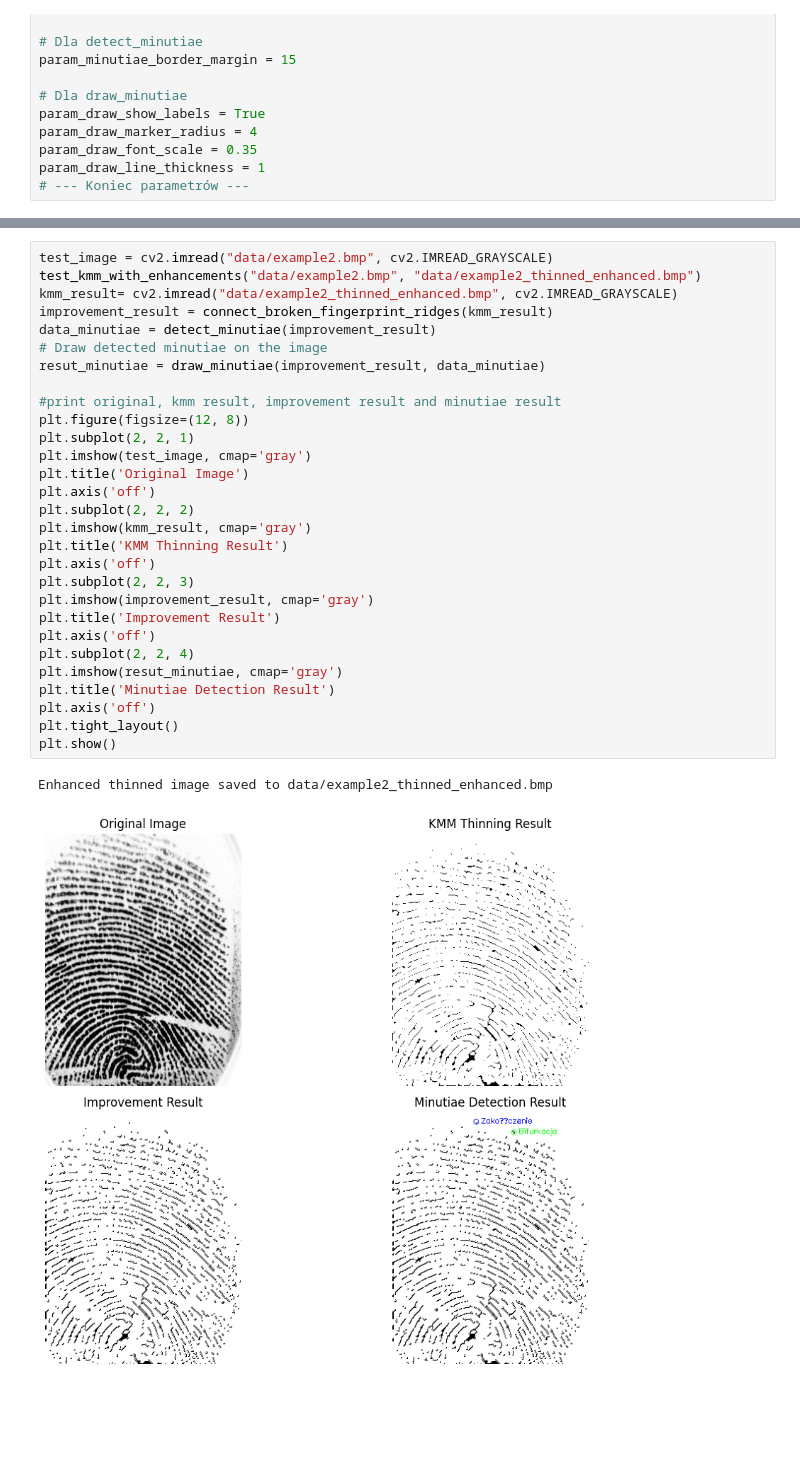
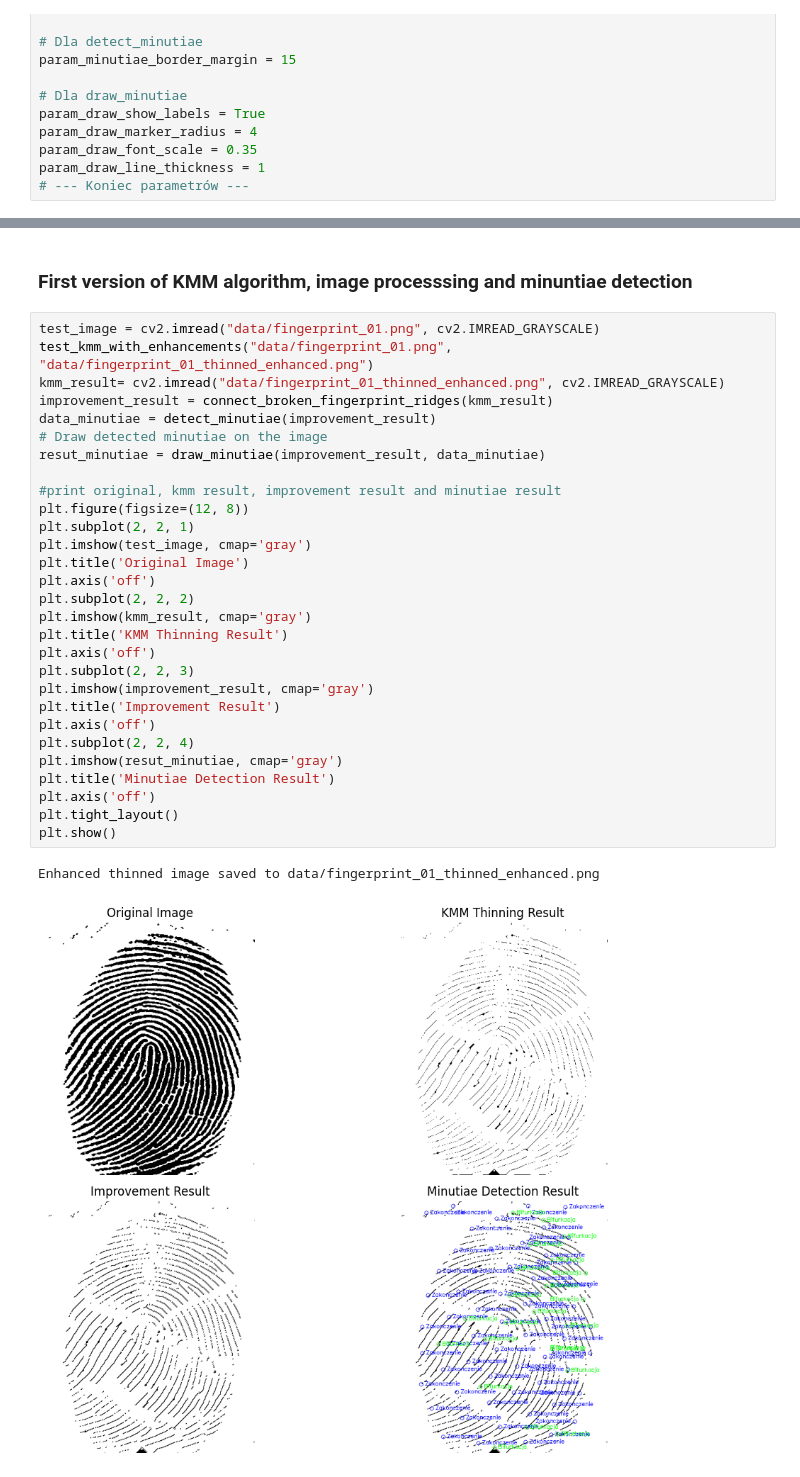
Before and after one commit to kowalskihubert/Biometric-Fingerprint-Recognition, a Jupyter notebook: app.ipynb, the cells around one changed output, grey strips where cells are left out. Drawn from its saved outputs; the diff is of its cells as text; blank space fills up the shorter version.

```diff
--- a/app.ipynb
+++ b/app.ipynb
@@ -81,35 +81,37 @@ def test_kmm_with_enhancements(input_path, output_path):
         postprocessing_params=postprocessing_params
     )
     print(f"Enhanced thinned image saved to {output_path}")
+# %% [markdown]
+### First version of KMM algorithm, image processsing and minuntiae detection
 # %%
-test_image = cv2.imread("data/example2.bmp", cv2.IMREAD_GRAYSCALE)
-test_kmm_with_enhancements("data/example2.bmp", "data/example2_thinned_enhanced.bmp")
-kmm_result= cv2.imread("data/example2_thinned_enhanced.bmp", cv2.IMREAD_GRAYSCALE)
+test_image = cv2.imread("data/fingerprint_01.png", cv2.IMREAD_GRAYSCALE)
+test_kmm_with_enhancements("data/fingerprint_01.png", "data/fingerprint_01_thinned_enhanced.png")
+kmm_result= cv2.imread("data/fingerprint_01_thinned_enhanced.png", cv2.IMREAD_GRAYSCALE)
 improvement_result = connect_broken_fingerprint_ridges(kmm_result)
 data_minutiae = detect_minutiae(improvement_result)
 # Draw detected minutiae on the image
 resut_minutiae = draw_minutiae(improvement_result, data_minutiae)
 
 #print original, kmm result, improvement result and minutiae result
 plt.figure(figsize=(12, 8))
 plt.subplot(2, 2, 1)
 plt.imshow(test_image, cmap='gray')
 plt.title('Original Image')
 plt.axis('off')
 plt.subplot(2, 2, 2)
 plt.imshow(kmm_result, cmap='gray')
 plt.title('KMM Thinning Result')
 plt.axis('off')
 plt.subplot(2, 2, 3)
 plt.imshow(improvement_result, cmap='gray')
 plt.title('Improvement Result')
 plt.axis('off')
 plt.subplot(2, 2, 4)
 plt.imshow(resut_minutiae, cmap='gray')
 plt.title('Minutiae Detection Result')
 plt.axis('off')
 plt.tight_layout()
 plt.show()
 # %% [output]
-Enhanced thinned image saved to data/example2_thinned_enhanced.bmp
+Enhanced thinned image saved to data/fingerprint_01_thinned_enhanced.png
-[figure, old version]
+[figure, new version]
```
Also changed, not shown: parts of 13 cells of this notebook, 13 other files.
